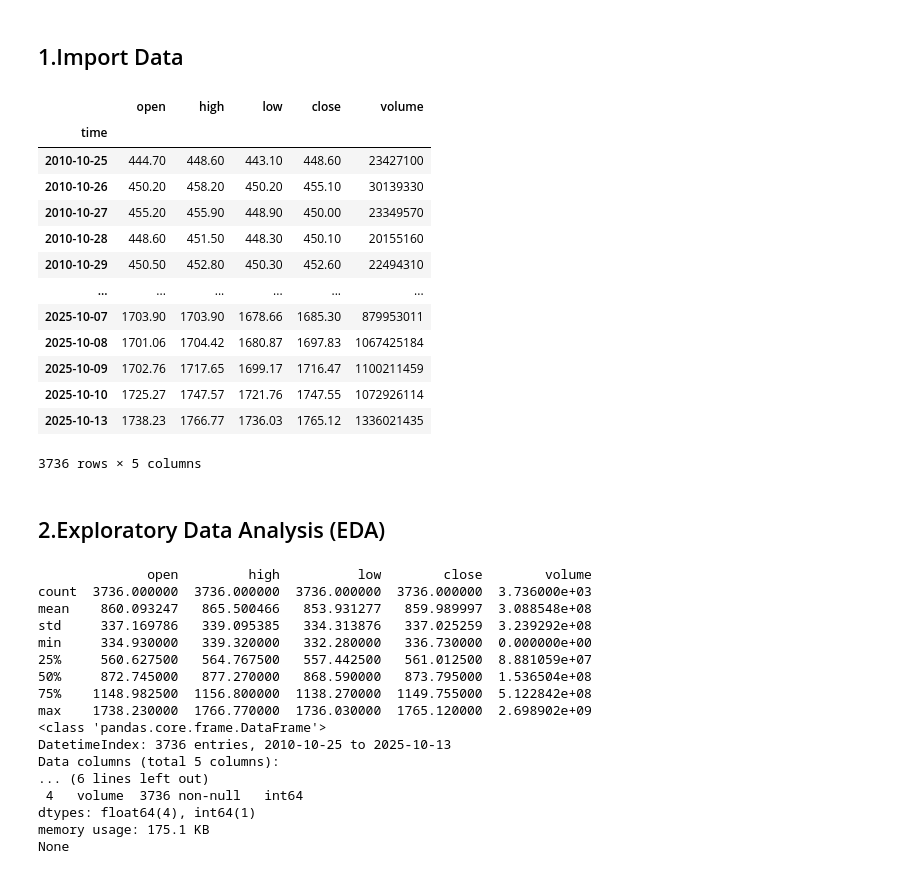
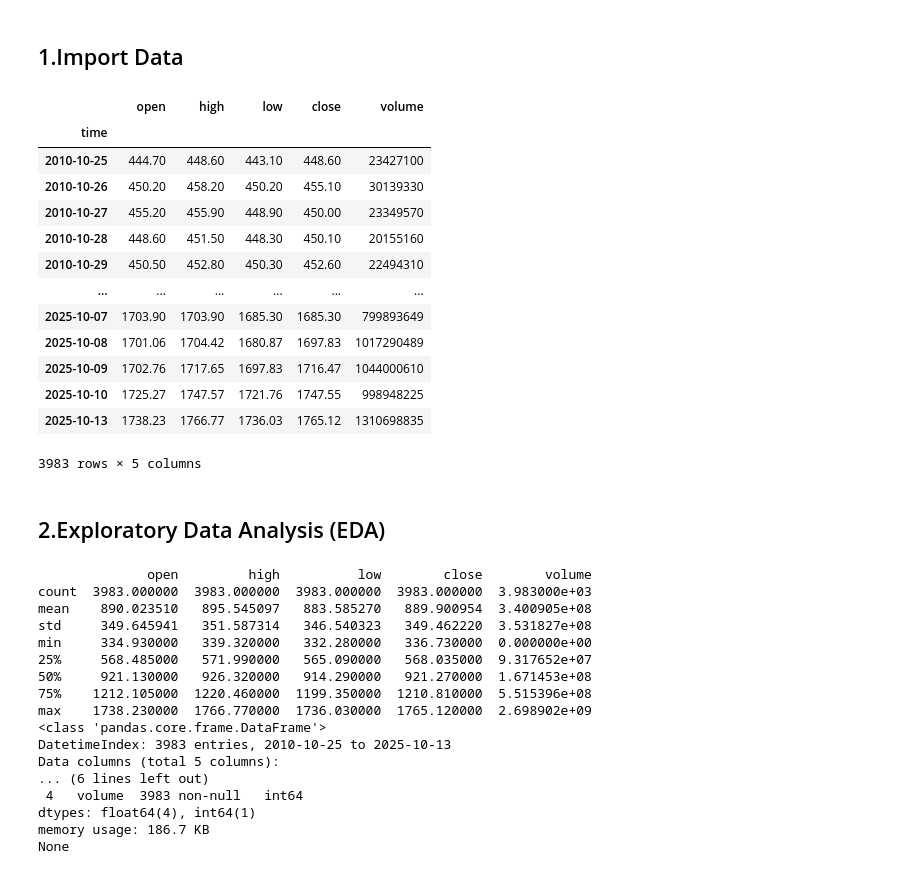
Before and after one commit to AnhQuocVo/Forcast_Analysis_Securities, a Jupyter notebook: VNINDEX.ipynb, the cells around one changed output. Drawn from its saved outputs; the diff is of its cells as text; code cells hidden in the pictures.

```diff
--- a/VNINDEX.ipynb
+++ b/VNINDEX.ipynb
@@ -18,31 +25,31 @@ warnings.filterwarnings("ignore")
 # %%
 end_date = '2025-10-25'
 
 start_date_object = pd.to_datetime(end_date) - pd.DateOffset(years=15)
 start_date_string = start_date_object.strftime('%Y-%m-%d')
 
-quote = Quote(symbol='VNINDEX', source='VCI')
+quote = Quote(symbol='VNINDEX', source='TCBS')
 df = quote.history(start=start_date_string, end=end_date,index=True)
 
 df.set_index('time', inplace=True)
 df.index = pd.to_datetime(df.index)
 
 df
 # %% [output]
 |  | open | high | low | close | volume |
 | time |  |  |  |  |  |
 | 2010-10-25 | 444.70 | 448.60 | 443.10 | 448.60 | 23427100 |
 | 2010-10-26 | 450.20 | 458.20 | 450.20 | 455.10 | 30139330 |
 | 2010-10-27 | 455.20 | 455.90 | 448.90 | 450.00 | 23349570 |
 | 2010-10-28 | 448.60 | 451.50 | 448.30 | 450.10 | 20155160 |
 | 2010-10-29 | 450.50 | 452.80 | 450.30 | 452.60 | 22494310 |
 | ... | ... | ... | ... | ... | ... |
-| 2025-10-07 | 1703.90 | 1703.90 | 1678.66 | 1685.30 | 879953011 |
-| 2025-10-08 | 1701.06 | 1704.42 | 1680.87 | 1697.83 | 1067425184 |
-| 2025-10-09 | 1702.76 | 1717.65 | 1699.17 | 1716.47 | 1100211459 |
-| 2025-10-10 | 1725.27 | 1747.57 | 1721.76 | 1747.55 | 1072926114 |
-| 2025-10-13 | 1738.23 | 1766.77 | 1736.03 | 1765.12 | 1336021435 |
+| 2025-10-07 | 1703.90 | 1703.90 | 1685.30 | 1685.30 | 799893649 |
+| 2025-10-08 | 1701.06 | 1704.42 | 1680.87 | 1697.83 | 1017290489 |
+| 2025-10-09 | 1702.76 | 1717.65 | 1697.83 | 1716.47 | 1044000610 |
+| 2025-10-10 | 1725.27 | 1747.57 | 1721.76 | 1747.55 | 998948225 |
+| 2025-10-13 | 1738.23 | 1766.77 | 1736.03 | 1765.12 | 1310698835 |
-3736 rows × 5 columns
+3983 rows × 5 columns
 # %% [markdown]
 ## 2.Exploratory Data Analysis (EDA)
 # %%
@@ -51,21 +58,21 @@ print(df.describe())
 print(df.info())
 # %% [output]
               open         high          low        close        volume
-count  3736.000000  3736.000000  3736.000000  3736.000000  3.736000e+03
-mean    860.093247   865.500466   853.931277   859.989997  3.088548e+08
-std     337.169786   339.095385   334.313876   337.025259  3.239292e+08
+count  3983.000000  3983.000000  3983.000000  3983.000000  3.983000e+03
+mean    890.023510   895.545097   883.585270   889.900954  3.400905e+08
+std     349.645941   351.587314   346.540323   349.462220  3.531827e+08
 min     334.930000   339.320000   332.280000   336.730000  0.000000e+00
-25%     560.627500   564.767500   557.442500   561.012500  8.881059e+07
-50%     872.745000   877.270000   868.590000   873.795000  1.536504e+08
-75%    1148.982500  1156.800000  1138.270000  1149.755000  5.122842e+08
+25%     568.485000   571.990000   565.090000   568.035000  9.317652e+07
+50%     921.130000   926.320000   914.290000   921.270000  1.671453e+08
+75%    1212.105000  1220.460000  1199.350000  1210.810000  5.515396e+08
 max    1738.230000  1766.770000  1736.030000  1765.120000  2.698902e+09
 <class 'pandas.core.frame.DataFrame'>
-DatetimeIndex: 3736 entries, 2010-10-25 to 2025-10-13
+DatetimeIndex: 3983 entries, 2010-10-25 to 2025-10-13
 Data columns (total 5 columns):
 ... (6 lines left out)
- 4   volume  3736 non-null   int64
+ 4   volume  3983 non-null   int64
 dtypes: float64(4), int64(1)
-memory usage: 175.1 KB
+memory usage: 186.7 KB
 None
 # %%
 fig1, ax1 = plt.subplots(figsize=(14,7))
```
Also changed, not shown: parts of 12 cells of this notebook.
